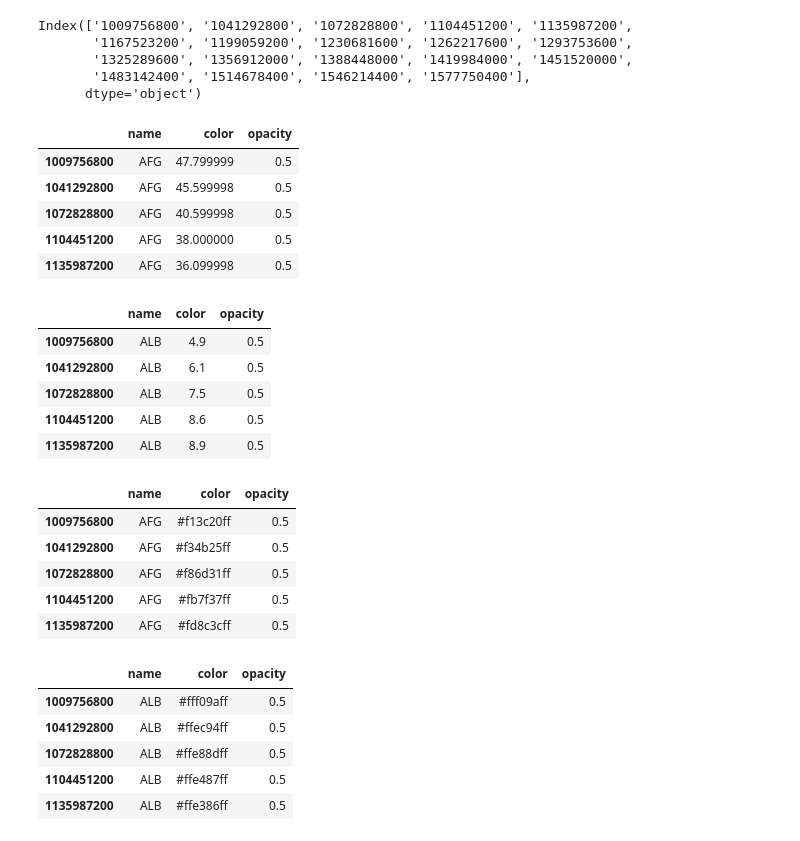
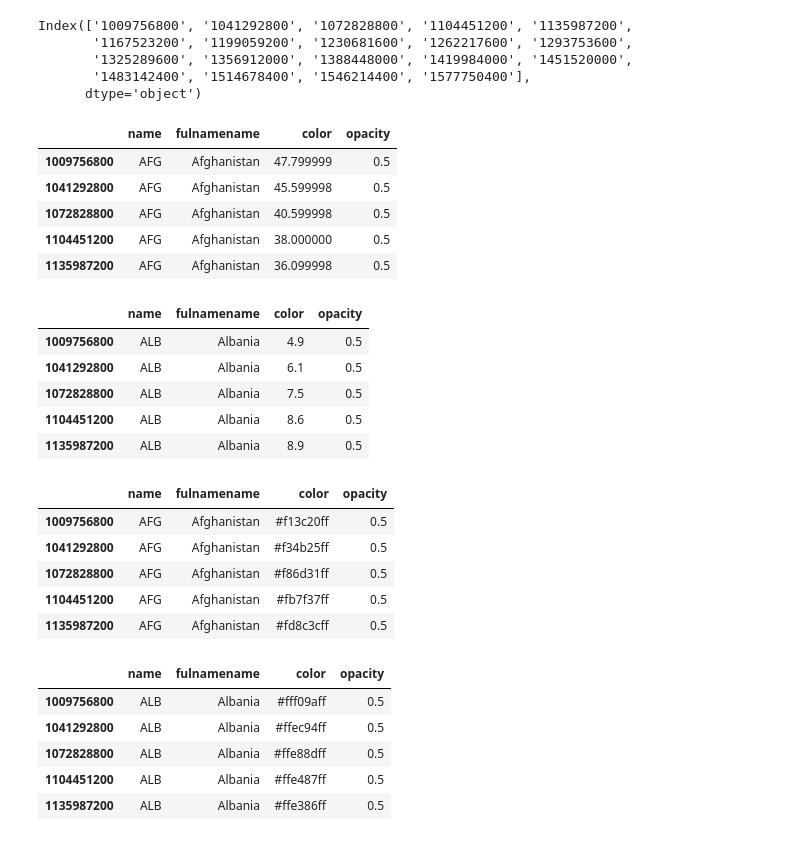
Before and after one commit to bakerjf1993/Supply-Chain, a Jupyter notebook: MapFoodSecuritySlider_vBill.ipynb, the cells around one changed output. Saved outputs shown, nothing was run; the diff lists cells and outputs as text; code cells hidden in the pictures.

Commit message:
fixed nation names to match data

```diff
--- a/MapFoodSecuritySlider_vBill.ipynb
+++ b/MapFoodSecuritySlider_vBill.ipynb
@@ -50,37 +100,38 @@ Index(['1009756800', '1041292800', '1072828800', '1104451200', '1135987200',
 # %%
 styledata = {}
 feature_id = 0
 for country in hunger_data.Code.unique():
     if country == country:
         df = pd.DataFrame(
             {
                 "name":  country,
+                "fulnamename": hunger_data[hunger_data['Code']== country]['Entity'].iloc[0],
                 "color": hunger_data[hunger_data['Code']== country]['Prevalence of undernourishment (Percent of population)'].to_numpy(dtype=np.float32),
                 "opacity": np.ones(19)*0.5,
             },
             #index=hunger_data.Year.unique()
             index=dt_index,
         )
         df.sample(1, replace=False).sort_index()
         styledata[feature_id] = df
         feature_id = feature_id + 1
 styledata[0].head()
 # %% [output]
-|  | name | color | opacity |
-| 1009756800 | AFG | 47.799999 | 0.5 |
-| 1041292800 | AFG | 45.599998 | 0.5 |
-| 1072828800 | AFG | 40.599998 | 0.5 |
-| 1104451200 | AFG | 38.000000 | 0.5 |
-| 1135987200 | AFG | 36.099998 | 0.5 |
+|  | name | fulnamename | color | opacity |
+| 1009756800 | AFG | Afghanistan | 47.799999 | 0.5 |
+| 1041292800 | AFG | Afghanistan | 45.599998 | 0.5 |
+| 1072828800 | AFG | Afghanistan | 40.599998 | 0.5 |
+| 1104451200 | AFG | Afghanistan | 38.000000 | 0.5 |
+| 1135987200 | AFG | Afghanistan | 36.099998 | 0.5 |
 # %%
 styledata[1].head()
 # %% [output]
-|  | name | color | opacity |
-| 1009756800 | ALB | 4.9 | 0.5 |
-| 1041292800 | ALB | 6.1 | 0.5 |
-| 1072828800 | ALB | 7.5 | 0.5 |
-| 1104451200 | ALB | 8.6 | 0.5 |
-| 1135987200 | ALB | 8.9 | 0.5 |
+|  | name | fulnamename | color | opacity |
+| 1009756800 | ALB | Albania | 4.9 | 0.5 |
+| 1041292800 | ALB | Albania | 6.1 | 0.5 |
+| 1072828800 | ALB | Albania | 7.5 | 0.5 |
+| 1104451200 | ALB | Albania | 8.6 | 0.5 |
+| 1135987200 | ALB | Albania | 8.9 | 0.5 |
 # %%
 # turn 0-100 color number into a HEX color:
 cmap = linear.YlOrRd_06.scale(0, 60)
@@ -89,21 +140,21 @@ for country, data in styledata.items():
 # %%
 styledata[0].head()
 # %% [output]
-|  | name | color | opacity |
-| 1009756800 | AFG | #f13c20ff | 0.5 |
-| 1041292800 | AFG | #f34b25ff | 0.5 |
-| 1072828800 | AFG | #f86d31ff | 0.5 |
-| 1104451200 | AFG | #fb7f37ff | 0.5 |
-| 1135987200 | AFG | #fd8c3cff | 0.5 |
+|  | name | fulnamename | color | opacity |
+| 1009756800 | AFG | Afghanistan | #f13c20ff | 0.5 |
+| 1041292800 | AFG | Afghanistan | #f34b25ff | 0.5 |
+| 1072828800 | AFG | Afghanistan | #f86d31ff | 0.5 |
+| 1104451200 | AFG | Afghanistan | #fb7f37ff | 0.5 |
+| 1135987200 | AFG | Afghanistan | #fd8c3cff | 0.5 |
 # %%
 styledata[1].head()
 # %% [output]
-|  | name | color | opacity |
-| 1009756800 | ALB | #fff09aff | 0.5 |
-| 1041292800 | ALB | #ffec94ff | 0.5 |
-| 1072828800 | ALB | #ffe88dff | 0.5 |
-| 1104451200 | ALB | #ffe487ff | 0.5 |
-| 1135987200 | ALB | #ffe386ff | 0.5 |
+|  | name | fulnamename | color | opacity |
+| 1009756800 | ALB | Albania | #fff09aff | 0.5 |
+| 1041292800 | ALB | Albania | #ffec94ff | 0.5 |
+| 1072828800 | ALB | Albania | #ffe88dff | 0.5 |
+| 1104451200 | ALB | Albania | #ffe487ff | 0.5 |
+| 1135987200 | ALB | Albania | #ffe386ff | 0.5 |
 # %%
 styledict = {
     country: data.to_dict(orient="index") for country, data in styledata.items()
```
Also changed, not shown: parts of 5 cells of this notebook, 2 other files.
